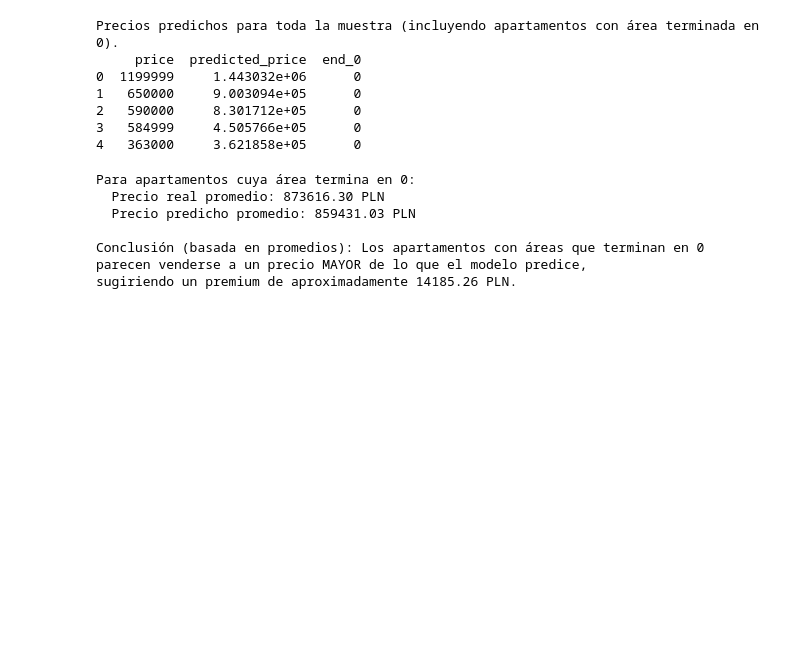
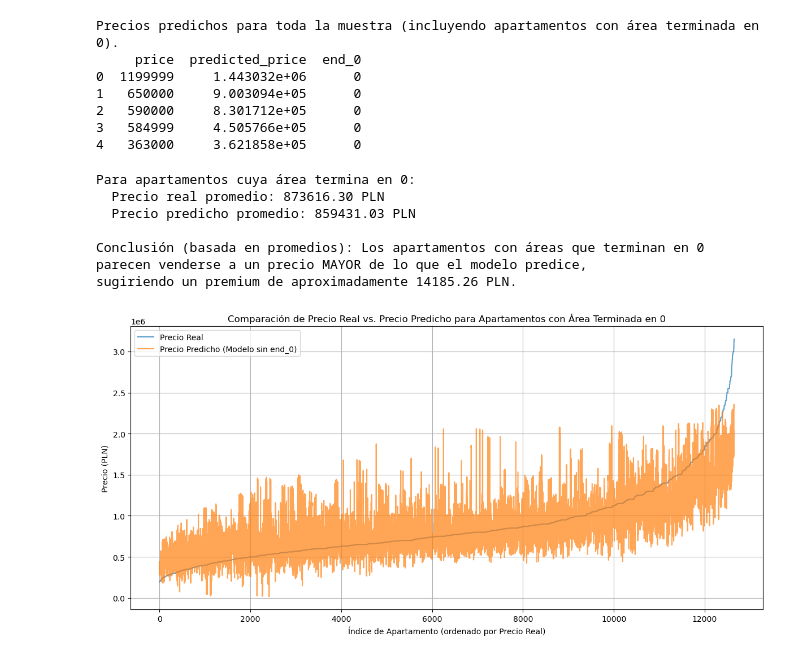
Before and after one commit to ChristopherBolo/High_Dimensional_Linear_Models, a Jupyter notebook: Python/scripts/Ejercicio3.ipynb, the cells around one changed output. Cells and saved outputs as stored; diff of their text form; code cells hidden in the pictures; blank space fills up the shorter version.

```diff
--- a/Python/scripts/Ejercicio3.ipynb
+++ b/Python/scripts/Ejercicio3.ipynb
@@ -254,4 +220,0 @@ X_all.head()
-# %%
-# 2b) Predecir y asignar alineando por índice (evita el error de longitudes)
-pred_series = pd.Series(model_c.predict(X_all_valid), index=X_all_valid.index, name="pred_price_c")
-df = df.join(pred_series)  # df["pred_price_c"] quedará NaN en filas inválidas
@@ -374,3 +334,24 @@ Para apartamentos cuya área termina en 0:
 Conclusión (basada en promedios): Los apartamentos con áreas que terminan en 0
 parecen venderse a un precio MAYOR de lo que el modelo predice,
 sugiriendo un premium de aproximadamente 14185.26 PLN.
+# %%
+# Grafico de líneas comparando el precio real y el precio predicho
+plt.figure(figsize=(12, 6))
+
+# Para hacer el gráfico más legible, tomaremos una muestra aleatoria si hay muchos puntos
+# O puedes ordenar por precio para ver la tendencia más clara
+# Por simplicidad, tomemos todos los apartamentos cuya área termina en 0 y los ordenamos por precio real
+apartments_end_0_sorted = apartments_end_0.sort_values(by='price').reset_index(drop=True)
+
+plt.plot(apartments_end_0_sorted.index, apartments_end_0_sorted['price'], label='Precio Real', alpha=0.7)
+plt.plot(apartments_end_0_sorted.index, apartments_end_0_sorted['predicted_price'], label='Precio Predicho (Modelo sin end_0)', alpha=0.7)
+
+plt.title('Comparación de Precio Real vs. Precio Predicho para Apartamentos con Área Terminada en 0')
+plt.xlabel('Índice de Apartamento (ordenado por Precio Real)')
+plt.ylabel('Precio (PLN)')
+plt.legend()
+plt.grid(True)
+plt.tight_layout()
+plt.show()
+# %% [output]
+[figure, added]
```
Also changed, not shown: parts of 4 cells of this notebook.
